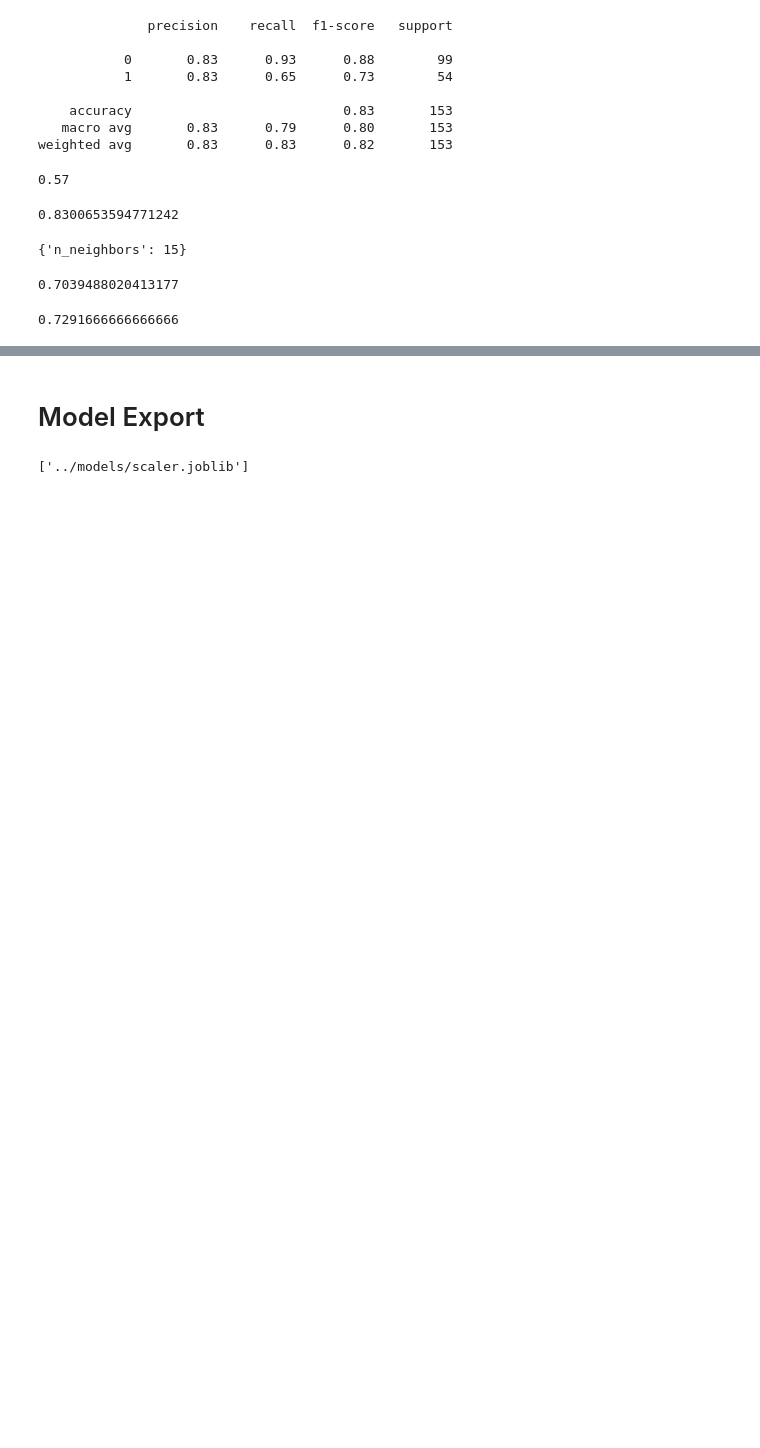
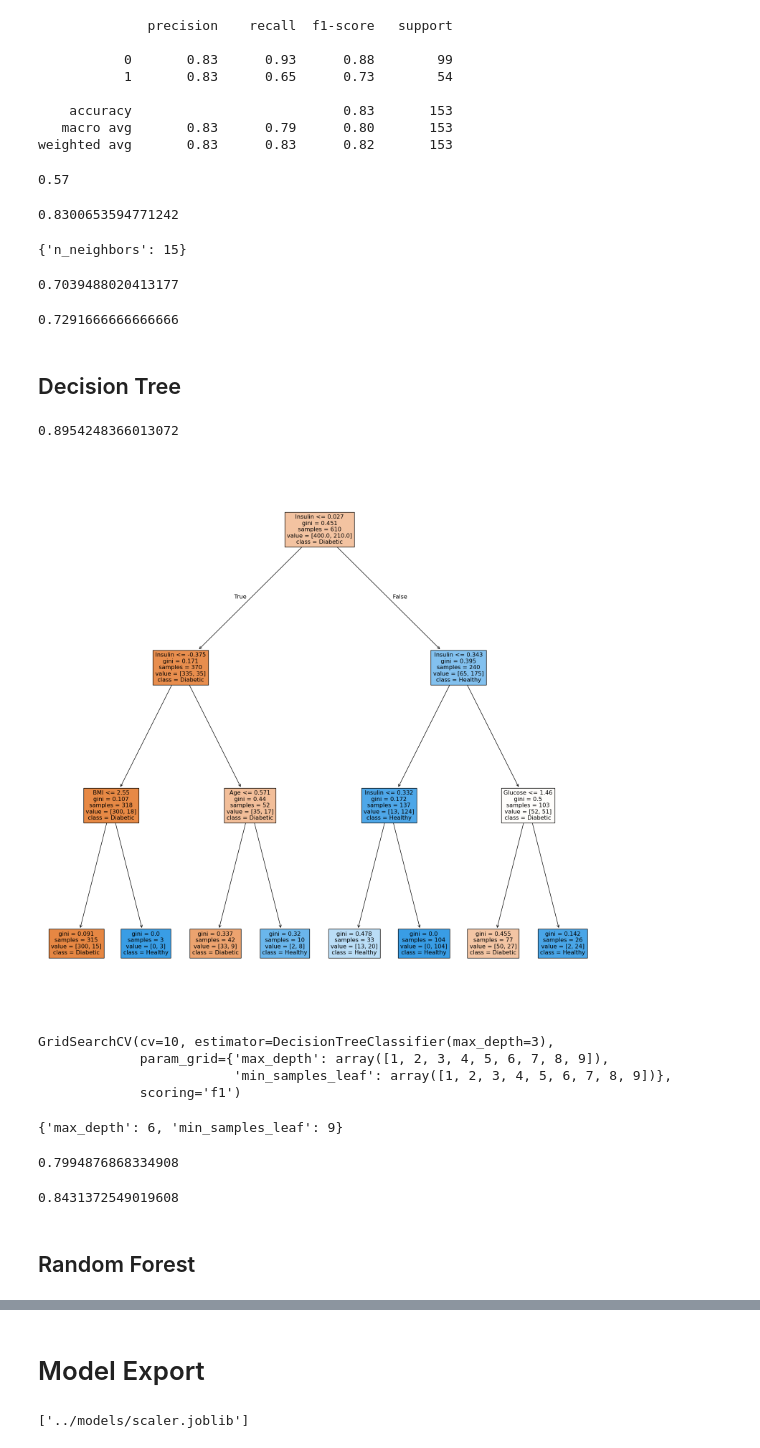
Before and after one commit to khamidullo-mirzaev/diabetes_prediction_project, a Jupyter notebook: notebooks/Model_Building.ipynb, the cells around one changed output, grey strips where cells are left out. Cells and saved outputs as stored; diff of their text form; code cells hidden in the pictures; blank space fills up the shorter version.

Commit message:
New models built

```diff
--- a/notebooks/Model_Building.ipynb
+++ b/notebooks/Model_Building.ipynb
@@ -103,3 +107,52 @@ model_gs.best_score_
 f1_score(y_test, y_pred)
 # %% [output]
 0.7291666666666666
+# %% [markdown]
+## Decision Tree
+# %%
+from sklearn.tree import DecisionTreeClassifier
+
+tree_model = DecisionTreeClassifier(max_depth=6, min_samples_leaf=9)
+tree_model.fit(X_train, y_train)
+y_train_tree = tree_model.predict(X_test)
+# %%
+accuracy_score(y_test, y_train_tree)
+# %% [output]
+0.8954248366013072
+# %%
+from sklearn.tree import plot_tree
+
+cols = list(X.columns)
+classes = ['Diabetic', 'Healthy']
+# %%
+plt.figure(figsize=(20,20))
+plot_tree(tree_model, feature_names=cols, class_names=classes, filled=True)
+plt.show()
+# %% [output]
+[figure, added]
+# %%
+para_grid = {
+    'max_depth':np.arange(1,10),
+    'min_samples_leaf':np.arange(1,10)
+}
+grid_tree = GridSearchCV(tree_model, para_grid, scoring='f1', cv=10)
+grid_tree.fit(X_train, y_train)
+# %% [output]
+GridSearchCV(cv=10, estimator=DecisionTreeClassifier(max_depth=3),
+             param_grid={'max_depth': array([1, 2, 3, 4, 5, 6, 7, 8, 9]),
+                         'min_samples_leaf': array([1, 2, 3, 4, 5, 6, 7, 8, 9])},
+             scoring='f1')
+# %%
+grid_tree.best_params_
+# %% [output]
+{'max_depth': 6, 'min_samples_leaf': 9}
+# %%
+grid_tree.best_score_
+# %% [output]
+0.7994876868334908
+# %%
+f1_score(y_test, y_train_tree)
+# %% [output]
+0.8431372549019608
+# %% [markdown]
+## Random Forest
```
Also changed, not shown: parts of 8 cells of this notebook.
